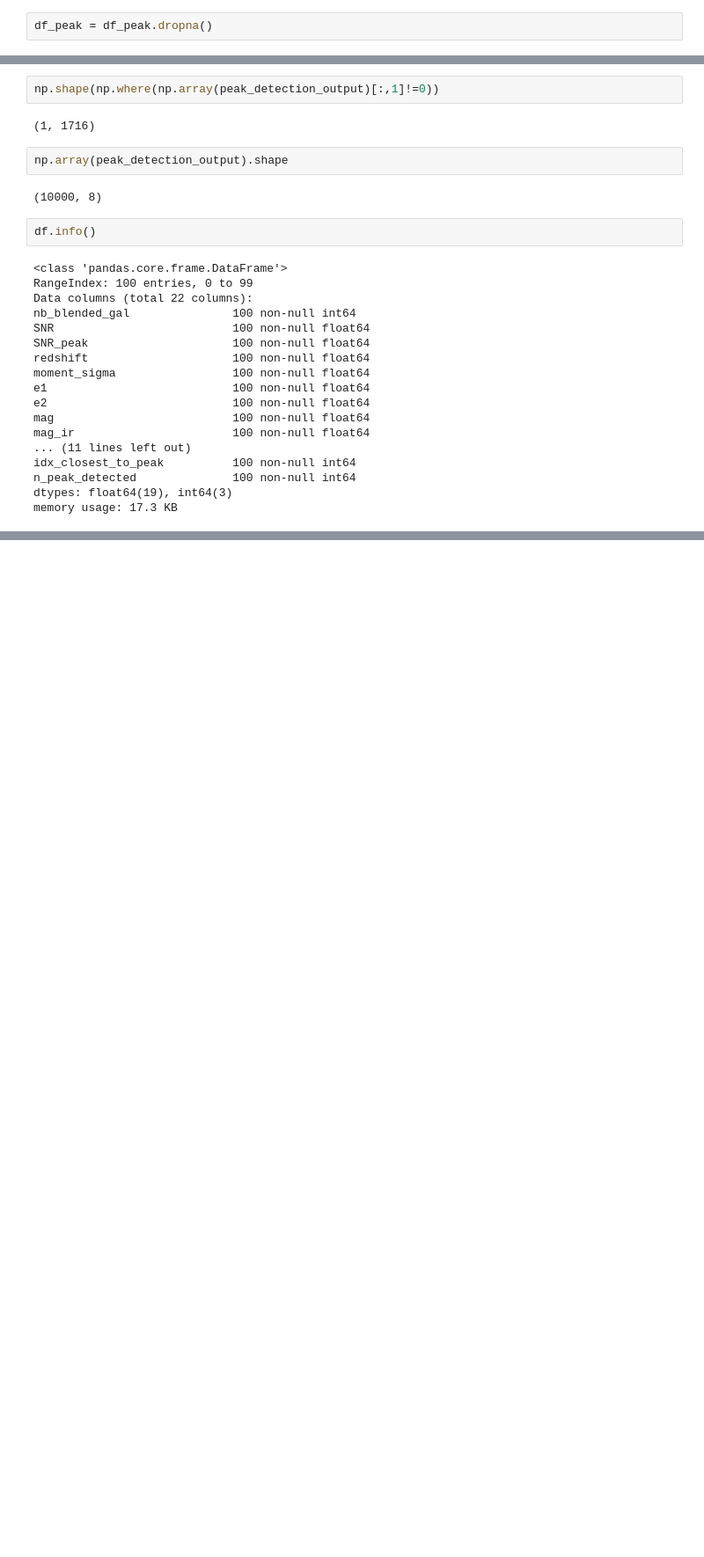
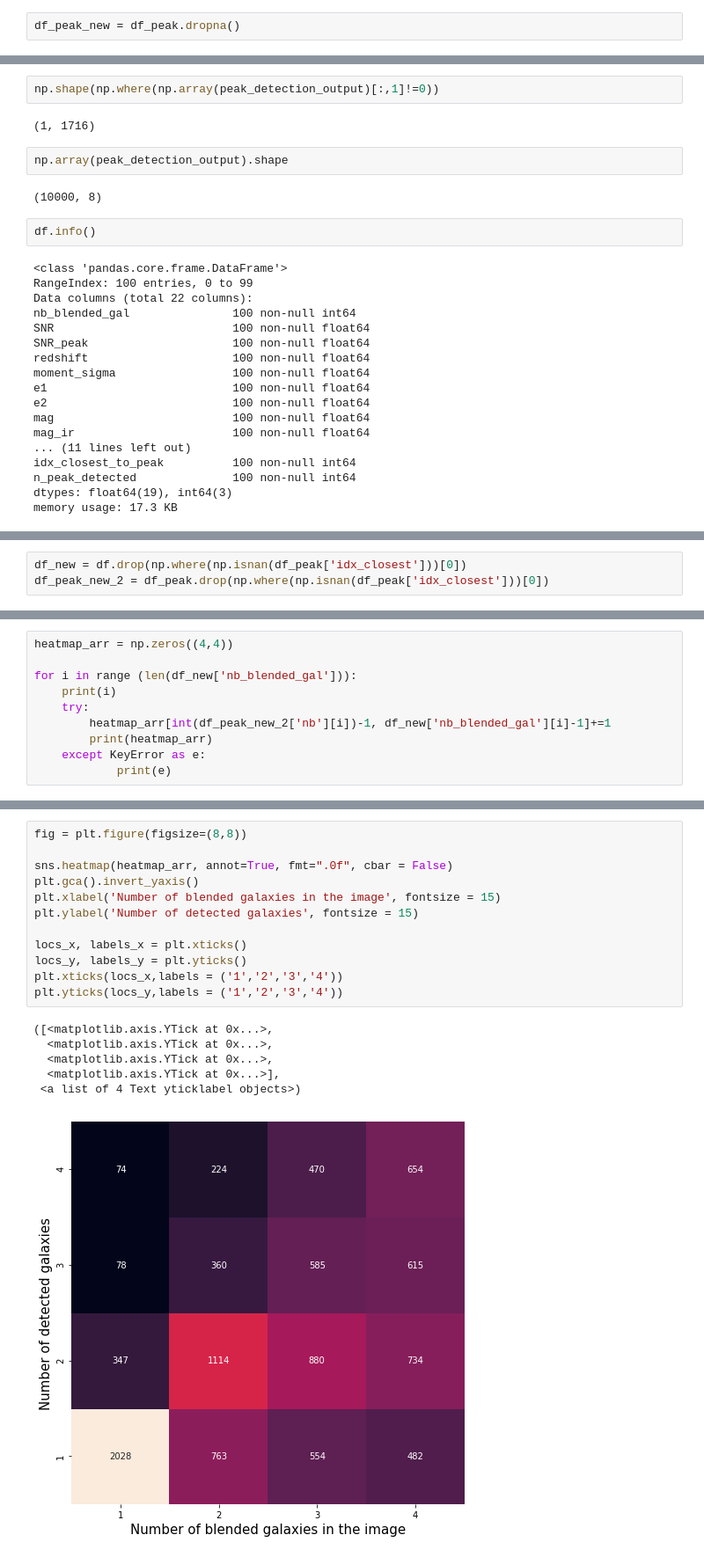
Before and after one commit to LSSTDESC/DeblenderVAE, a Jupyter notebook: notebooks_bastien/Image_generation/Miscenter_peak_betaprime_parameteters_estimation_v1.ipynb, the cells around one changed output, grey strips where cells are left out. Shown at 88% size. Cells and saved outputs as stored; diff of their text form; blank space fills up the shorter version.

```diff
--- a/notebooks_bastien/Image_generation/Miscenter_peak_betaprime_parameteters_estimation_v1.ipynb
+++ b/notebooks_bastien/Image_generation/Miscenter_peak_betaprime_parameteters_estimation_v1.ipynb
@@ -229,5 +230,5 @@ df_peak['x_peak'] = np.array(peak_detection_output)[:,5]
 df_peak['y_peak'] = np.array(peak_detection_output)[:,6]
 df_peak['nb'] = np.array(peak_detection_output)[:,7]
 # %%
-df_peak = df_peak.dropna()
+df_peak_new = df_peak.dropna()
 # %%
@@ -357,0 +367,3 @@ memory usage: 17.3 KB
+# %%
+df_new = df.drop(np.where(np.isnan(df_peak['idx_closest']))[0])
+df_peak_new_2 = df_peak.drop(np.where(np.isnan(df_peak['idx_closest']))[0])
@@ -357,0 +383,10 @@ memory usage: 17.3 KB
+# %%
+heatmap_arr = np.zeros((4,4))
+
+for i in range (len(df_new['nb_blended_gal'])):
+    print(i)
+    try:
+        heatmap_arr[int(df_peak_new_2['nb'][i])-1, df_new['nb_blended_gal'][i]-1]+=1
+        print(heatmap_arr)
+    except KeyError as e:
+            print(e)
@@ -357,0 +415,19 @@ memory usage: 17.3 KB
+# %%
+fig = plt.figure(figsize=(8,8))
+
+sns.heatmap(heatmap_arr, annot=True, fmt=".0f", cbar = False)
+plt.gca().invert_yaxis()
+plt.xlabel('Number of blended galaxies in the image', fontsize = 15)
+plt.ylabel('Number of detected galaxies', fontsize = 15)
+
+locs_x, labels_x = plt.xticks()
+locs_y, labels_y = plt.yticks()
+plt.xticks(locs_x,labels = ('1','2','3','4'))
+plt.yticks(locs_y,labels = ('1','2','3','4'))
+# %% [output]
+([<matplotlib.axis.YTick at 0x...>,
+  <matplotlib.axis.YTick at 0x...>,
+  <matplotlib.axis.YTick at 0x...>,
+  <matplotlib.axis.YTick at 0x...>],
+ <a list of 4 Text yticklabel objects>)
+[figure, added]
```
Also changed, not shown: parts of 12 cells of this notebook.
